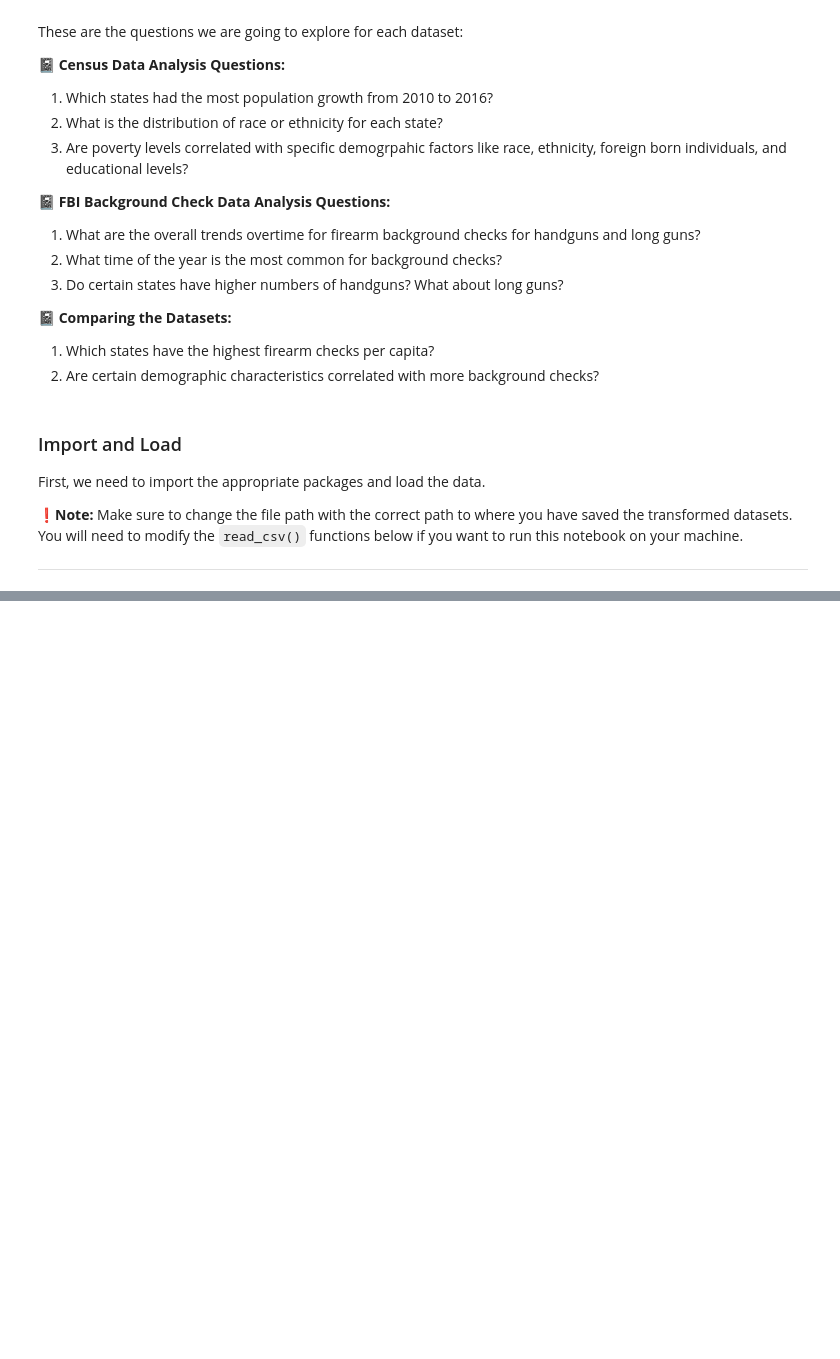
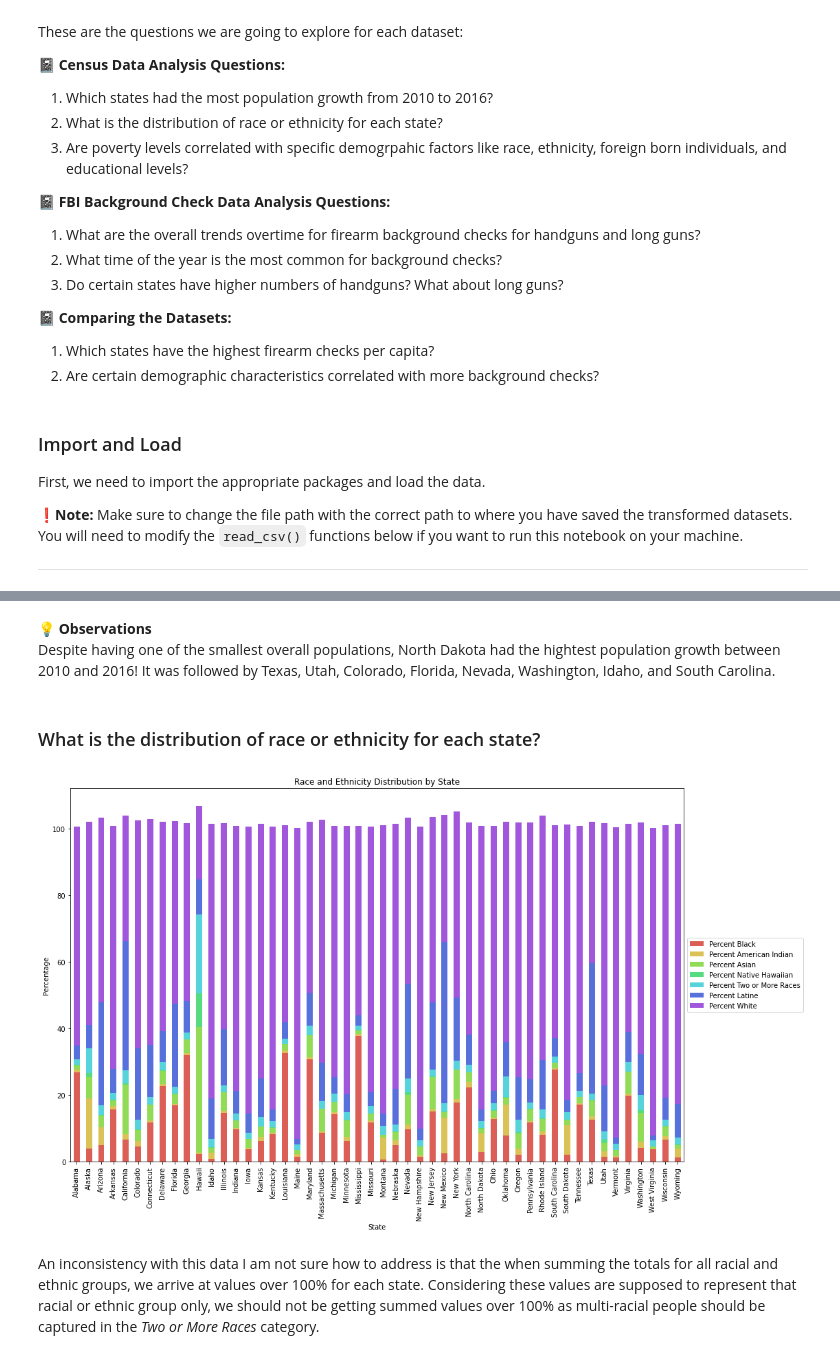
Before and after one commit to dezertdweller/fbi-gun-background-checks, a Jupyter notebook: investigate-a-dataset-project-klg.ipynb, the cells around one changed output, grey strips where cells are left out. Saved outputs shown, nothing was run; the diff lists cells and outputs as text; code cells hidden in the pictures; blank space fills up the shorter version.

```diff
--- a/investigate-a-dataset-project-klg.ipynb
+++ b/investigate-a-dataset-project-klg.ipynb
@@ -219,0 +247,29 @@ df_fbi = pd.read_csv('/Users/katialopes-gilbert/data-files/ncis-and-census-data/
+# %% [markdown]
+💡 **Observations**
+Despite having one of the smallest overall populations, North Dakota had the hightest population growth between 2010 and 2016! It was followed by Texas, Utah, Colorado, Florida, Nevada, Washington, Idaho, and South Carolina.
+# %% [markdown]
+### What is the distribution of race or ethnicity for each state?
+# %%
+# Create a dataframe with each state and race/ethnicity.
+df_race = df_census.copy()
+columns = ['Percent Black', 'Percent American Indian', 'Percent Asian',
+           'Percent Native Hawaiian', 'Percent Two or More Races', 'Percent Latine', 'Percent White']
+
+# Multiply by 100 to convert from proportion to percentage if necessary
+df_race.loc[:, columns] *= 100
+
+
+# Plot
+fig, ax = plt.subplots(figsize=(16,10))
+df_race.set_index('State')[columns].plot(kind='bar', stacked=True, color=colors, ax=ax)
+ax.set_xlabel('State')
+ax.set_ylabel('Percent')
+ax.set_title('Race and Ethnicity Distribution by State')
+plt.xticks(rotation=90)
+ax.legend(loc='center left', bbox_to_anchor=(1.0, 0.5))
+
+plt.show()
+# %% [output]
+[figure, added]
+# %% [markdown]
+An inconsistency with this data I am not sure how to address is that the when summing the totals for all racial and ethnic groups, we arrive at values over 100% for each state. Considering these values are supposed to represent that racial or ethnic group only, we should not be getting summed values over 100% as multi-racial people should be captured in the _Two or More Races_ category.
```
Also changed, not shown: parts of 40 cells of this notebook.
